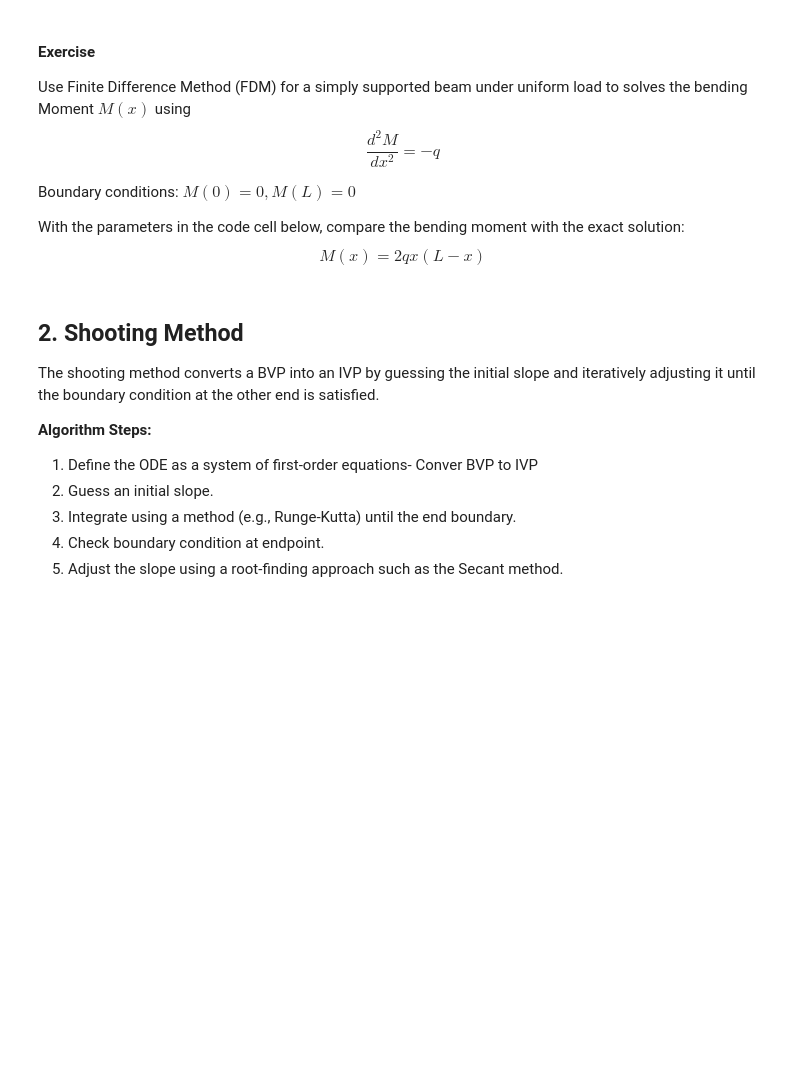
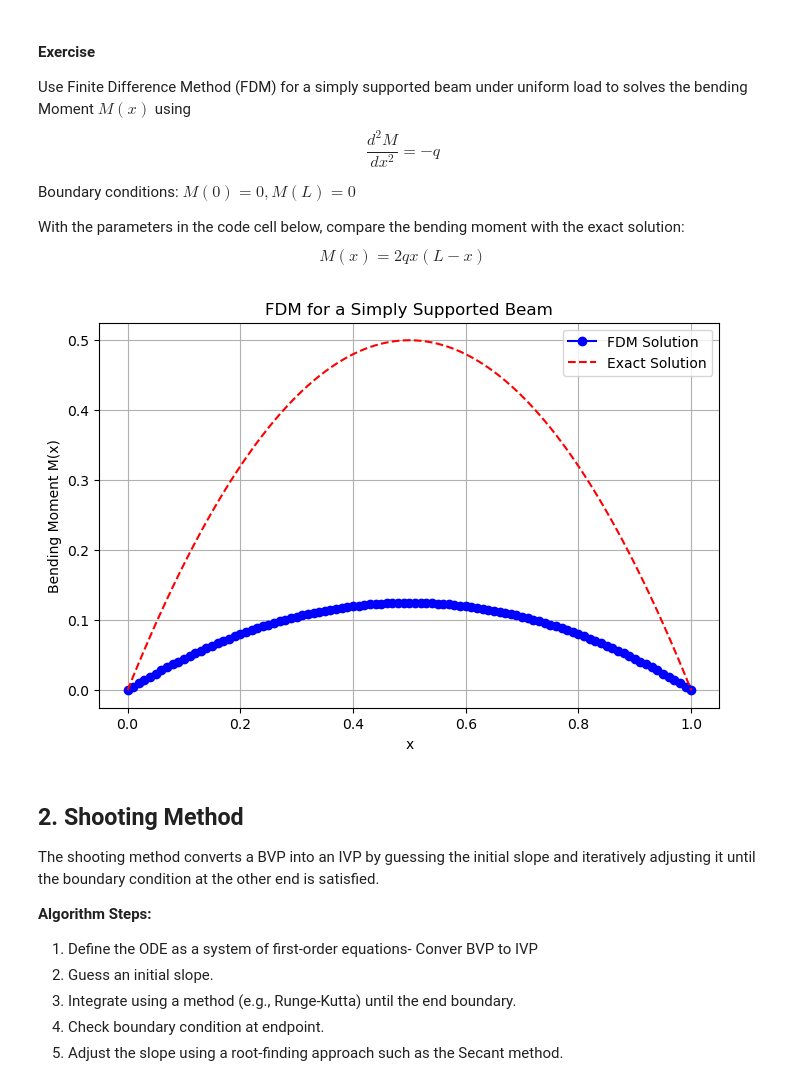
Before and after one commit to chloek27/MEGR2810, a Jupyter notebook: Lecture 12_ODE_Boundary_Value_Problems.ipynb, the cells around one changed output. Drawn from its saved outputs; the diff is of its cells as text; code cells hidden in the pictures; blank space fills up the shorter version.

```diff
--- a/Lecture 12_ODE_Boundary_Value_Problems.ipynb
+++ b/Lecture 12_ODE_Boundary_Value_Problems.ipynb
@@ -151,17 +168,55 @@
 # %%
 import numpy as np
 import matplotlib.pyplot as plt
 
 # Parameters
 L = 1.0       # Length of beam (m)
 E = 200e9     # Young's modulus in Pascals
 I = 1e-6      # Moment of inertia in m^4
 q = 1         # Uniform load (N/m)
 n = 101       # Number of grid points- Note the difference from the example above!!
 dx = L / (n - 1)
-x = np.linspace(0, L, n)
+x = np.linspace(0, L, n) # x values for linspace already defined
 
 # Your code here
+M0 = 0
+ML = 0
+
+# Build system for interior points (use n, not N)
+A = np.zeros((n-2, n-2))
+B = np.zeros(n-2)
+
+for i in range(n-2):
+    A[i, i] = -2
+    if i > 0:
+        A[i, i-1] = 1
+    if i < n-3:
+        A[i, i+1] = 1
+
+    # Right-hand side from discretization: (M_{i-1} - 2 M_i + M_{i+1}) / dx^2 = -q
+    B[i] = -q * dx**2
+
+# incorporate Dirichlet boundary conditions
+B[0] -= M0
+B[-1] -= ML
+
+M_inner = np.linalg.solve(A, B)
+M = np.concatenate(([M0], M_inner, [ML])) # full solution including boundaries
+
+# Exact solution used in this notebook
+M_exact = 2*q*x * (L - x)
+
+plt.figure(figsize=(8,5))
+plt.plot(x, M, 'bo-', label='FDM Solution')
+plt.plot(x, M_exact, 'r--', label='Exact Solution')
+plt.xlabel('x')
+plt.ylabel('Bending Moment M(x)')
+plt.title('FDM for a Simply Supported Beam')
+plt.grid(True)
+plt.legend()
+plt.show()
+# %% [output]
+[figure, added]
 # %% [markdown]
 ## 2. Shooting Method
 The shooting method converts a BVP into an IVP by guessing the initial slope and iteratively adjusting it until the boundary condition at the other end is satisfied.
```
Also changed, not shown: parts of 2 cells of this notebook.
